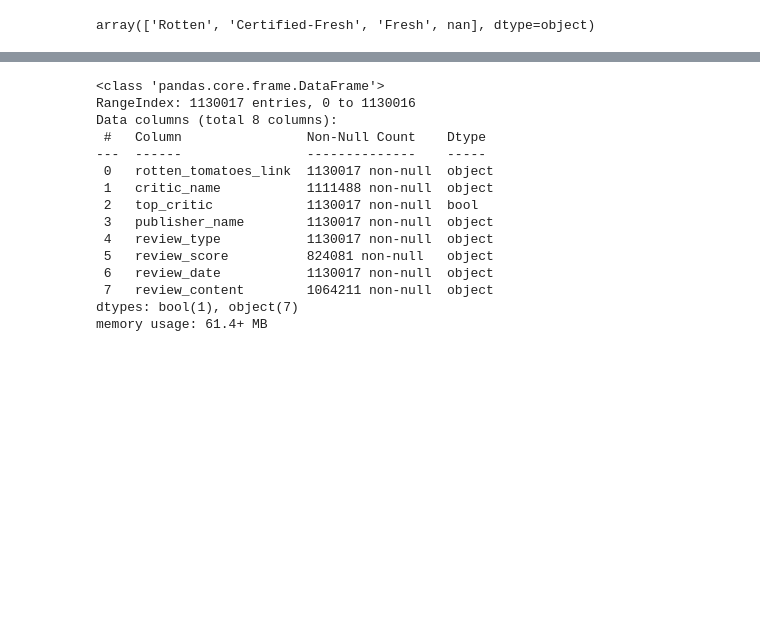
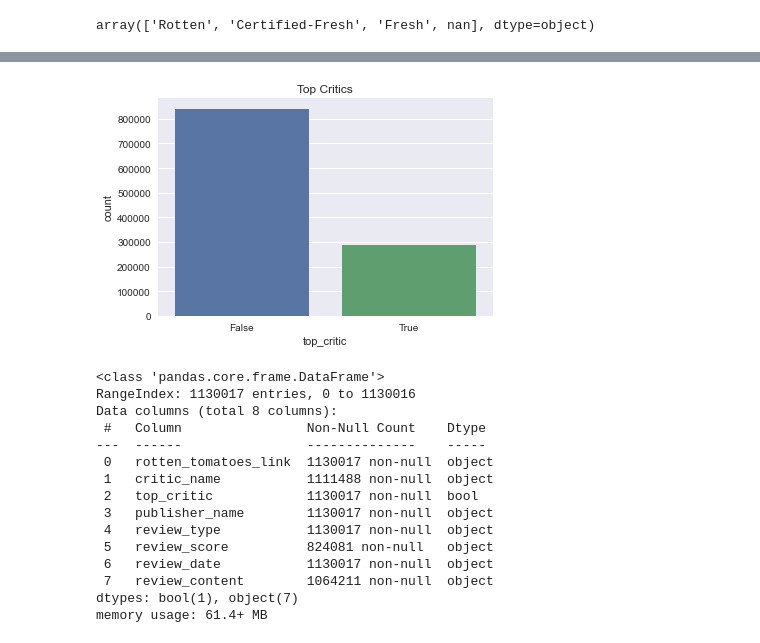
Before and after one commit to jebacareza/bible-book-text-summarizer, a Jupyter notebook: src/01_preprocessing.ipynb, the cells around one changed output, grey strips where cells are left out. Cells and saved outputs as stored; diff of their text form; code cells hidden in the pictures; blank space fills up the shorter version.

```diff
--- a/src/01_preprocessing.ipynb
+++ b/src/01_preprocessing.ipynb
@@ -98,3 +120,9 @@ df.head()
+# %%
+sns.countplot(x='top_critic', data=df).set(title='Top Critics')
+plt.savefig('../output/img/top-critics.jpg')
+plt.show()
+# %% [output]
+[figure, added]
 # %%
 df.info()
 # %% [output]
```
Also changed, not shown: parts of 98 cells of this notebook, 8 other files.
